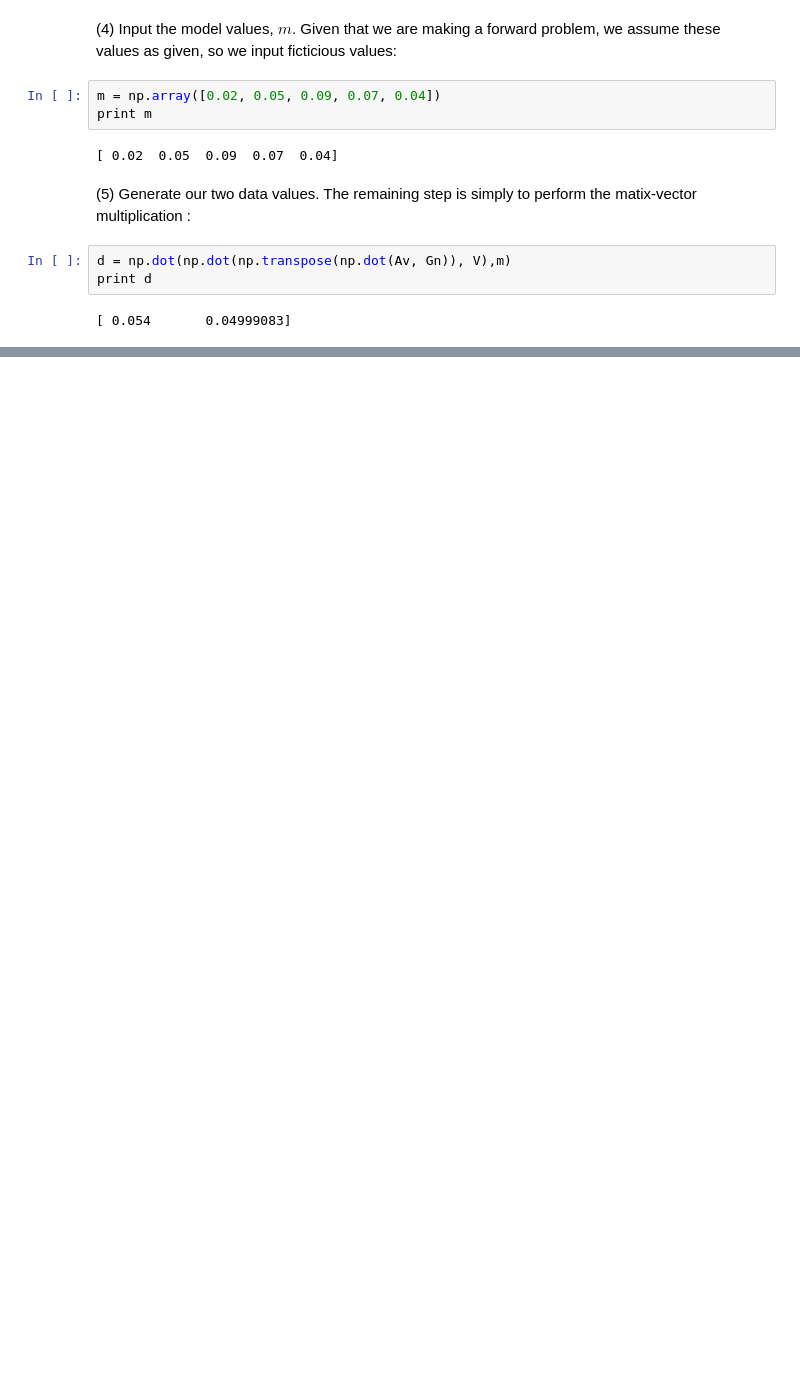
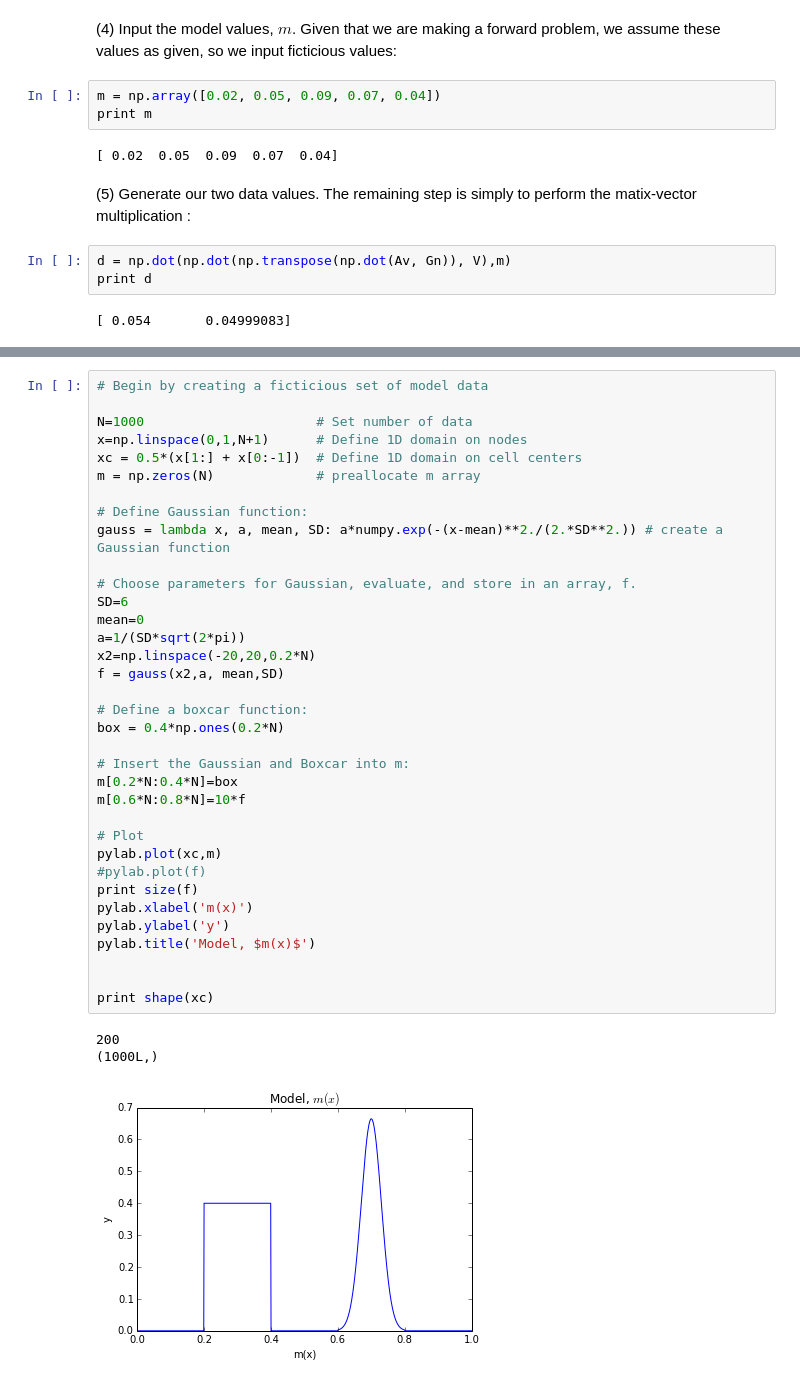
Before and after one commit to jokulhaup/directed_studies, a Jupyter notebook: Mod 1.ipynb, the cells around one changed output, grey strips where cells are left out. Cells and saved outputs as stored; diff of their text form; blank space fills up the shorter version.

```diff
--- a/Mod 1.ipynb
+++ b/Mod 1.ipynb
@@ -396,0 +367,39 @@ m_5
+# %%
+# Begin by creating a ficticious set of model data
+
+N=1000                      # Set number of data
+x=np.linspace(0,1,N+1)      # Define 1D domain on nodes
+xc = 0.5*(x[1:] + x[0:-1])  # Define 1D domain on cell centers
+m = np.zeros(N)             # preallocate m array
+
+# Define Gaussian function:
+gauss = lambda x, a, mean, SD: a*numpy.exp(-(x-mean)**2./(2.*SD**2.)) # create a Gaussian function
+
+# Choose parameters for Gaussian, evaluate, and store in an array, f.
+SD=6
+mean=0
+a=1/(SD*sqrt(2*pi))
+x2=np.linspace(-20,20,0.2*N)
+f = gauss(x2,a, mean,SD)
+
+# Define a boxcar function:
+box = 0.4*np.ones(0.2*N)
+
+# Insert the Gaussian and Boxcar into m:
+m[0.2*N:0.4*N]=box
+m[0.6*N:0.8*N]=10*f
+
+# Plot
+pylab.plot(xc,m)
+#pylab.plot(f)
+print size(f)
+pylab.xlabel('m(x)')
+pylab.ylabel('y')
+pylab.title('Model, $m(x)$')
+
+
+print shape(xc)
+# %% [output]
+200
+(1000L,)
+[figure, added]
```
Also changed, not shown: parts of 24 cells of this notebook.
